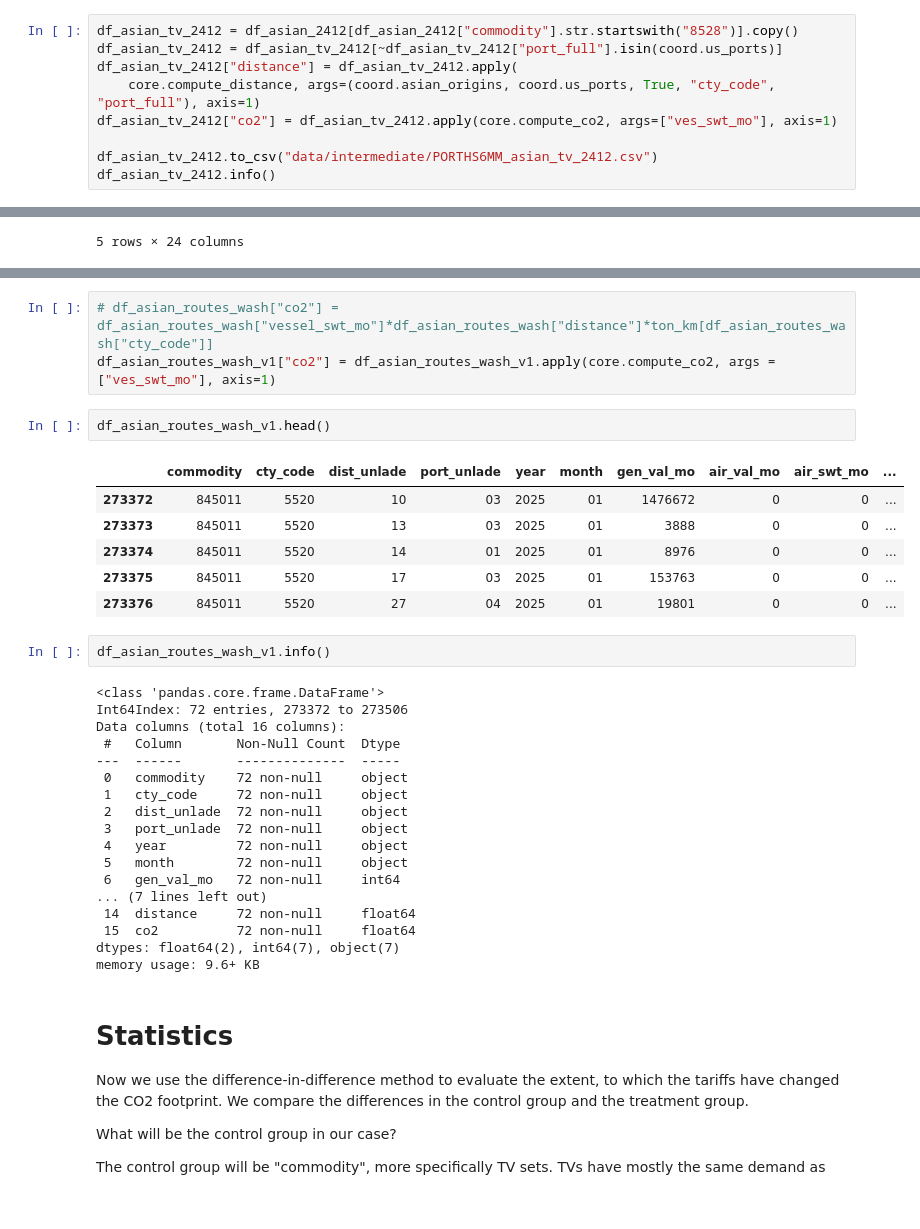
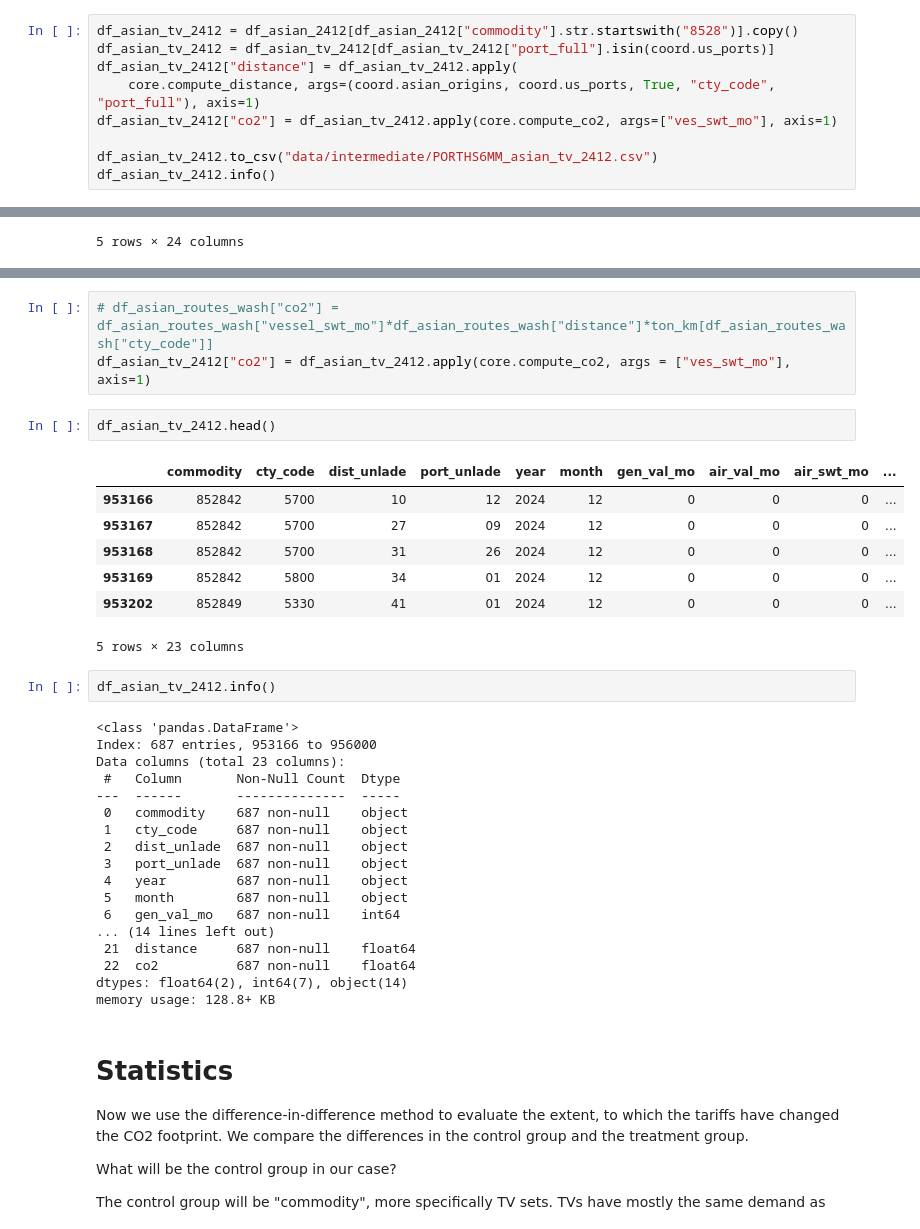
Before and after one commit to BirchTree1812/research_study_code, a Jupyter notebook: main.ipynb, the cells around one changed output, grey strips where cells are left out. Cells and saved outputs as stored; diff of their text form.

```diff
--- a/main.ipynb
+++ b/main.ipynb
@@ -292,7 +328,7 @@ Name: port_full, dtype: int64
 ## Ocean-based Distance/Weight Data (Asian Routes, Control — HS 8528 TVs, Dec 2024)
 # %%
 df_asian_tv_2412 = df_asian_2412[df_asian_2412["commodity"].str.startswith("8528")].copy()
-df_asian_tv_2412 = df_asian_tv_2412[~df_asian_tv_2412["port_full"].isin(coord.us_ports)]
+df_asian_tv_2412 = df_asian_tv_2412[df_asian_tv_2412["port_full"].isin(coord.us_ports)]
 df_asian_tv_2412["distance"] = df_asian_tv_2412.apply(
     core.compute_distance, args=(coord.asian_origins, coord.us_ports, True, "cty_code", "port_full"), axis=1)
 df_asian_tv_2412["co2"] = df_asian_tv_2412.apply(core.compute_co2, args=["ves_swt_mo"], axis=1)
@@ -860,36 +913,37 @@ dtypes: float64(3), int64(8), object(13)
 memory usage: 6.2+ KB
 # %%
 # df_asian_routes_wash["co2"] = df_asian_routes_wash["vessel_swt_mo"]*df_asian_routes_wash["distance"]*ton_km[df_asian_routes_wash["cty_code"]]
-df_asian_routes_wash_v1["co2"] = df_asian_routes_wash_v1.apply(core.compute_co2, args = ["ves_swt_mo"], axis=1)
+df_asian_tv_2412["co2"] = df_asian_tv_2412.apply(core.compute_co2, args = ["ves_swt_mo"], axis=1)
 # %%
-df_asian_routes_wash_v1.head()
+df_asian_tv_2412.head()
 # %% [output]
 |  | commodity | cty_code | dist_unlade | port_unlade | year | month | gen_val_mo | air_val_mo | air_swt_mo | ... |
-| 273372 | 845011 | 5520 | 10 | 03 | 2025 | 01 | 1476672 | 0 | 0 | ... |
-| 273373 | 845011 | 5520 | 13 | 03 | 2025 | 01 | 3888 | 0 | 0 | ... |
-| 273374 | 845011 | 5520 | 14 | 01 | 2025 | 01 | 8976 | 0 | 0 | ... |
-| 273375 | 845011 | 5520 | 17 | 03 | 2025 | 01 | 153763 | 0 | 0 | ... |
-| 273376 | 845011 | 5520 | 27 | 04 | 2025 | 01 | 19801 | 0 | 0 | ... |
+| 953166 | 852842 | 5700 | 10 | 12 | 2024 | 12 | 0 | 0 | 0 | ... |
+| 953167 | 852842 | 5700 | 27 | 09 | 2024 | 12 | 0 | 0 | 0 | ... |
+| 953168 | 852842 | 5700 | 31 | 26 | 2024 | 12 | 0 | 0 | 0 | ... |
+| 953169 | 852842 | 5800 | 34 | 01 | 2024 | 12 | 0 | 0 | 0 | ... |
+| 953202 | 852849 | 5330 | 41 | 01 | 2024 | 12 | 0 | 0 | 0 | ... |
+5 rows × 23 columns
 # %%
-df_asian_routes_wash_v1.info()
+df_asian_tv_2412.info()
 # %% [output]
-<class 'pandas.core.frame.DataFrame'>
-Int64Index: 72 entries, 273372 to 273506
-Data columns (total 16 columns):
+<class 'pandas.DataFrame'>
+Index: 687 entries, 953166 to 956000
+Data columns (total 23 columns):
  #   Column       Non-Null Count  Dtype
 ---  ------       --------------  -----
- 0   commodity    72 non-null     object
- 1   cty_code     72 non-null     object
- 2   dist_unlade  72 non-null     object
- 3   port_unlade  72 non-null     object
- 4   year         72 non-null     object
- 5   month        72 non-null     object
- 6   gen_val_mo   72 non-null     int64
-... (7 lines left out)
- 14  distance     72 non-null     float64
- 15  co2          72 non-null     float64
-dtypes: float64(2), int64(7), object(7)
-memory usage: 9.6+ KB
+ 0   commodity    687 non-null    object
+ 1   cty_code     687 non-null    object
+ 2   dist_unlade  687 non-null    object
+ 3   port_unlade  687 non-null    object
+ 4   year         687 non-null    object
+ 5   month        687 non-null    object
+ 6   gen_val_mo   687 non-null    int64
+... (14 lines left out)
+ 21  distance     687 non-null    float64
+ 22  co2          687 non-null    float64
+dtypes: float64(2), int64(7), object(14)
+memory usage: 128.8+ KB
 # %% [markdown]
 # Statistics
 
```
Also changed, not shown: parts of 26 cells of this notebook.
